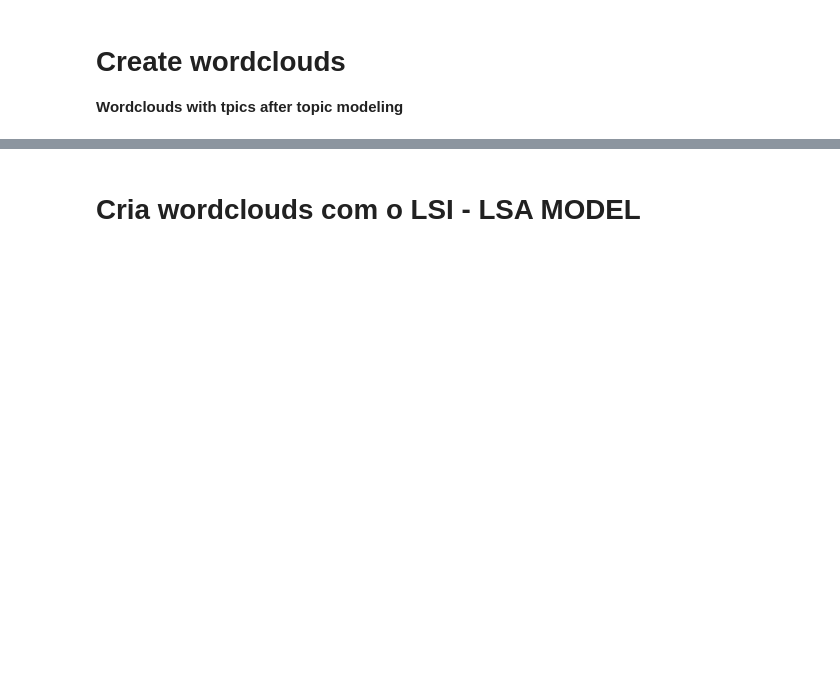
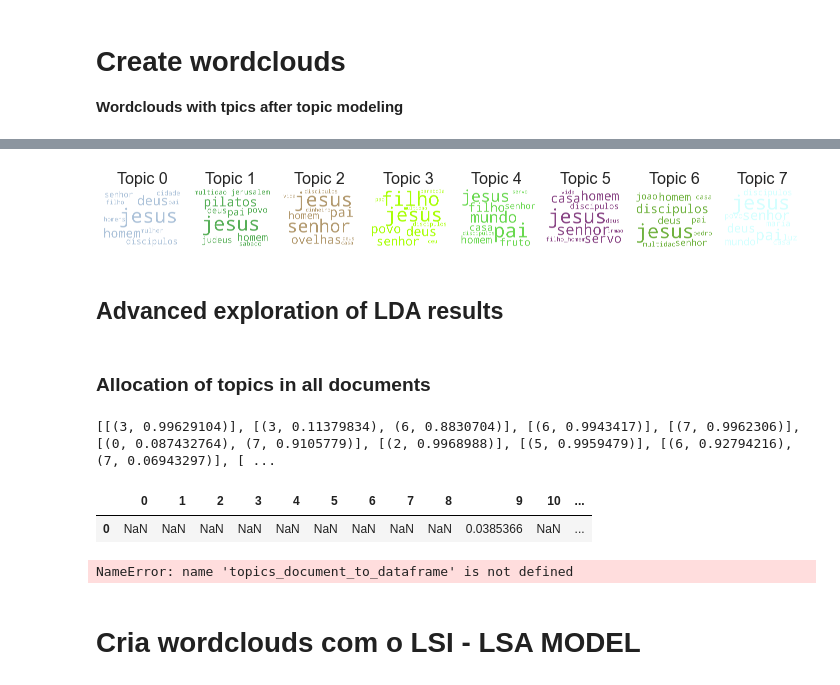
Before and after one commit to klemeragm/lda_academic_work, a Jupyter notebook: LDA_Gospels_4.ipynb, the cells around one changed output, grey strips where cells are left out. Cells and saved outputs as stored; diff of their text form; code cells hidden in the pictures; blank space fills up the shorter version.

Commit message:
modelo 12/12 -check

```diff
--- a/LDA_Gospels_4.ipynb
+++ b/LDA_Gospels_4.ipynb
@@ -1645,7 +1568,7 @@ tmp_fname = get_tmpfile("lsi.model")
 lsi_model.save(tmp_fname)  # save model
 #loaded_model = LsiModel.load(tmp_fname)  # load model
 # %%
-top_topics = lda_model.top_topics(corpus) #, num_words=25)
+top_topics_lsi = lda_model.top_topics(corpus_lsi) #, num_words=25)
 
 # Average topic coherence is the sum of topic coherences of all topics, divided by the number of topics.
 #avg_topic_coherence = sum([t[1] for t in top_topics]) /num_topics
@@ -1654,8 +1577,8 @@ top_topics = lda_model.top_topics(corpus) #, num_words=25)
 from pprint import pprint
 #pprint(top_topics)
 
-for i,top_topics in lsi_model.show_topics(formatted=True, num_topics=num_topics, num_words=30):
-    pprint(str(i)+": "+ top_topics)
+for i,top_topics_lsi in lsi_model.show_topics(formatted=True, num_topics=num_topics, num_words=20):
+    pprint(str(i)+": "+ top_topics_lsi)
     print()
 
 
@@ -1950,0 +1959,67 @@ plt.show()
+# %%
+# Cria wordclouds
+import time
+from PIL import Image
+import matplotlib.pyplot as plt
+import matplotlib.colors as mcolors
+from wordcloud import WordCloud, ImageColorGenerator, STOPWORDS
+%matplotlib inline
+
+cols = [color for name, color in mcolors.XKCD_COLORS.items()]
+cloud = WordCloud(stopwords=my_stopwords,
+        background_color='white',
+        width=2400,
+        height=1800,
+        max_words=20,
+        colormap='tab10',
+        color_func=lambda *args, **kwargs: cols[i],
+        prefer_horizontal=1.0)
+
+topics = lda_model_3.show_topics(formatted=False)
+
+fig, axes = plt.subplots(1, 8, figsize=(10, 10), sharex=True, sharey=True)
+
+for i, ax in enumerate(axes.flatten()):
+    fig.add_subplot(ax)
+    topic_words = dict(topics[i][1])
+    cloud.generate_from_frequencies(topic_words, max_font_size=600)
+    plt.gca().imshow(cloud)
+    plt.gca().set_title('Topic ' + str(i), fontdict=dict(size=16))
+    plt.gca().axis('off')
+
+plt.subplots_adjust(wspace=0, hspace=0)
+plt.axis('off')
+plt.margins(x=0, y=0)
+plt.tight_layout()
+plt.show()
+print("\n")
+# %% [output]
+[figure, added]
+# %% [markdown]
+
+<h2>Advanced exploration of LDA results</h2>
+# %% [markdown]
+<h3>Allocation of topics in all documents</h3>
+# %%
+topics = [lda_model_3[corpus[i]] for i in range(len(data))]
+print(topics)
+# %% [output]
+[[(3, 0.99629104)], [(3, 0.11379834), (6, 0.8830704)], [(6, 0.9943417)], [(7, 0.9962306)], [(0, 0.087432764), (7, 0.9105779)], [(2, 0.9968988)], [(5, 0.9959479)], [(6, 0.92794216), (7, 0.06943297)], [ ...
+# %%
+def topics_document_to_dataframe(topics_document, num_topics):
+    res = pd.DataFrame(columns=range(num_topics))
+    for topic_weight in topics_document:
+        res.loc[0, topic_weight[0]] = topic_weight[1]
+    return res
+
+topics_document_to_dataframe([())
+# %% [output]
+|  | 0 | 1 | 2 | 3 | 4 | 5 | 6 | 7 | 8 | 9 | 10 | ... |
+| 0 | NaN | NaN | NaN | NaN | NaN | NaN | NaN | NaN | NaN | 0.0385366 | NaN | ... |
+# %%
+# Like TF-IDF, create a matrix of topic weighting, with documents as rows and topics as columns
+document_topic = \
+pd.concat([topics_document_to_dataframe(topics_document, num_topics=num_topics) for topics_document in topics]) \
+  .reset_index(drop=True).fillna(0)
+# %% [output]
+NameError: name 'topics_document_to_dataframe' is not defined
```
Also changed, not shown: parts of 101 cells of this notebook, 2 other files.
